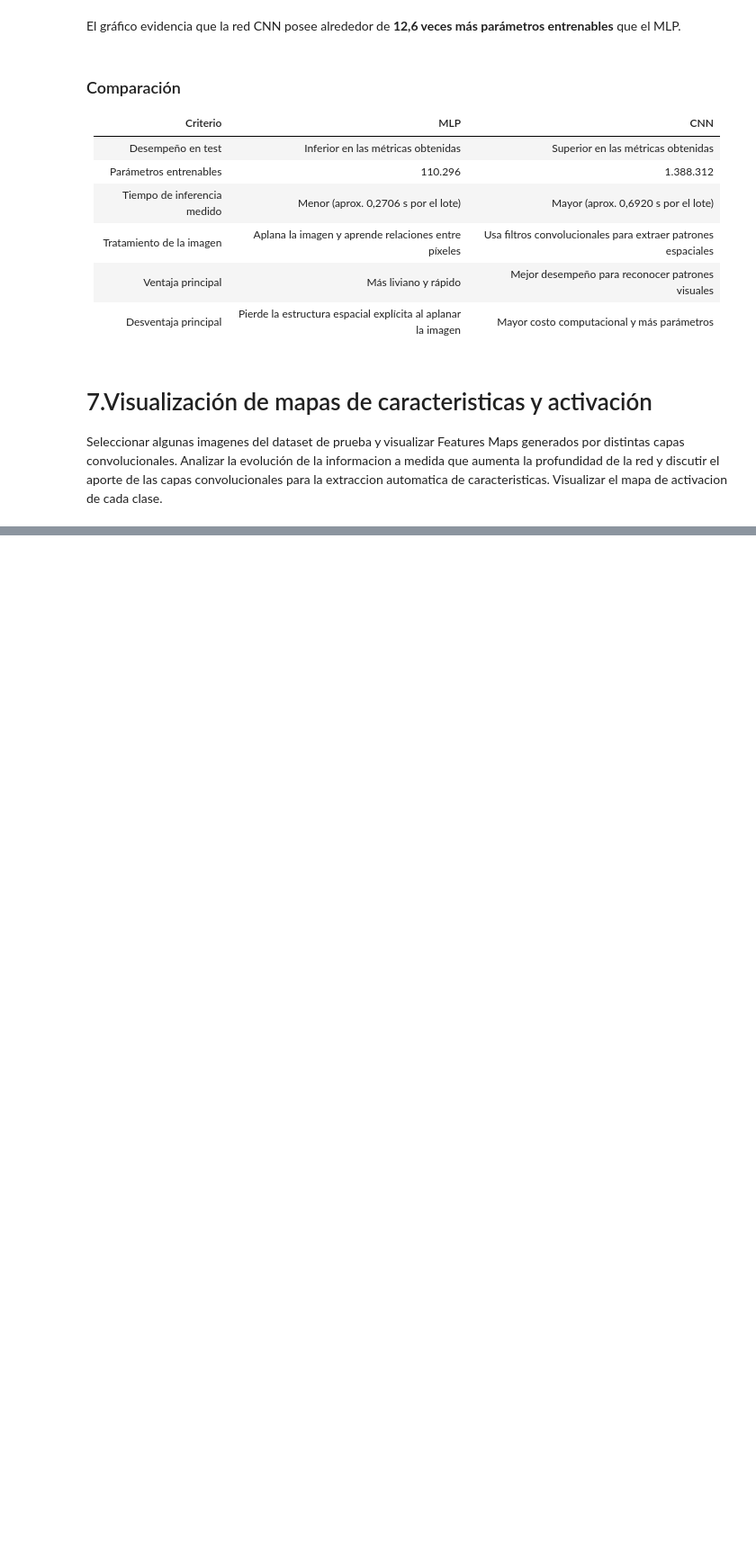
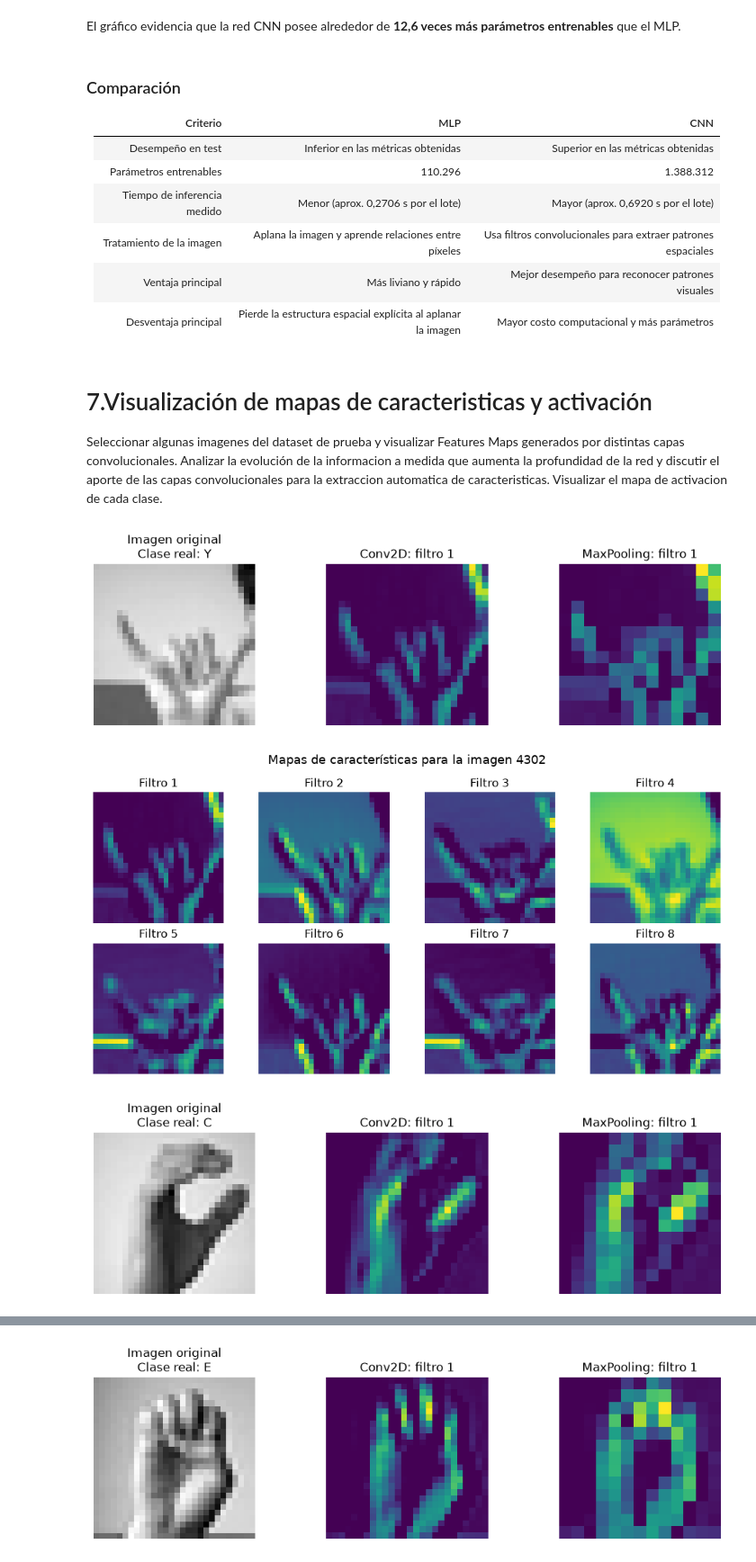
Before and after one commit to rodrigo0187/Cnn_Sign_Language, a Jupyter notebook: notebooks/CNN_sign.ipynb, the cells around one changed output, grey strips where cells are left out. Shown at 90% size. Cells and saved outputs as stored; diff of their text form; code cells hidden in the pictures; blank space fills up the shorter version.

Commit message:
mapa de caracteristicas

```diff
--- a/notebooks/CNN_sign.ipynb
+++ b/notebooks/CNN_sign.ipynb
@@ -902,3 +902,64 @@ El gráfico evidencia que la red CNN posee alrededor de **12,6 veces más parám
 # %% [markdown]
 # 7.Visualización de mapas de caracteristicas y activación
 Seleccionar algunas imagenes del dataset de prueba y visualizar Features Maps generados por distintas capas convolucionales. Analizar la evolución de la informacion a medida que aumenta la profundidad de la red y discutir el aporte de las capas convolucionales para la extraccion automatica de caracteristicas. Visualizar el mapa de activacion de cada clase.
+# %%
+# Seleccionar algunas imágenes del conjunto de prueba y visualizar los feature maps
+# Requiere que x_test, label_test y el modelo CNN ya estén cargados/definidos.
+
+# Usar el modelo ya entrenado en el notebook; si no existe, cargar el modelo guardado.
+try:
+    modelo_visual = modelo_cnn
+except NameError:
+    modelo_visual = tf.keras.models.load_model('../models/cnn_senas.keras')
+
+# Etiquetas del dataset Sign Language MNIST
+letras_por_clase = ['A','B','C','D','E','F','G','H','I','K','L','M',
+                    'N','O','P','Q','R','S','T','U','V','W','X','Y']
+
+# Elegir hasta 3 imágenes de prueba, de forma reproducible.
+rng = np.random.default_rng(29)
+indices_muestra = rng.choice(len(x_test), size=min(3, len(x_test)), replace=False)
+
+# Identificar la salida de la capa convolucional y la salida del MaxPooling.
+salidas_intermedias = tf.keras.Model(
+    inputs=modelo_visual.inputs,
+    outputs=[modelo_visual.get_layer('conv_1').output,
+             modelo_visual.get_layer('maxpool_1').output]
+)
+
+for idx in indices_muestra:
+    imagen = np.asarray(x_test[idx], dtype=np.float32)
+    if imagen.ndim == 3:
+        lote = imagen[np.newaxis, ...]
+    else:
+        lote = imagen.reshape(1, 28, 28, 1)
+    real = int(label_test[idx])
+    activ_conv, activ_pool = salidas_intermedias.predict(lote, verbose=0)
+
+    fig, ax = plt.subplots(1, 3, figsize=(10, 3))
+    ax[0].imshow(lote[0, :, :, 0], cmap='gray')
+    ax[0].set_title(f'Imagen original\nClase real: {letras_por_clase[real]}')
+    ax[1].imshow(activ_conv[0, :, :, 0], cmap='viridis')
+    ax[1].set_title('Conv2D: filtro 1')
+    ax[2].imshow(activ_pool[0, :, :, 0], cmap='viridis')
+    ax[2].set_title('MaxPooling: filtro 1')
+    for a in ax:
+        a.axis('off')
+    plt.tight_layout()
+    plt.show()
+
+    # Mostrar una selección de 8 de los 64 mapas de la capa convolucional.
+    cantidad = min(8, activ_conv.shape[-1])
+    fig, axes = plt.subplots(2, 4, figsize=(10, 5))
+    for f, a in enumerate(axes.flat):
+        if f < cantidad:
+            a.imshow(activ_conv[0, :, :, f], cmap='viridis')
+            a.set_title(f'Filtro {f + 1}')
+        a.axis('off')
+    fig.suptitle(f'Mapas de características para la imagen {idx}', fontsize=13)
+    plt.tight_layout()
+    plt.show()
+# %% [output]
+[figure, added]
+[figure, added]
+[figure, added]
@@ -904,0 +967 @@ Seleccionar algunas imagenes del dataset de prueba y visualizar Features Maps ge
+[figure, added]
```
Also changed, not shown: parts of 2 cells of this notebook.
